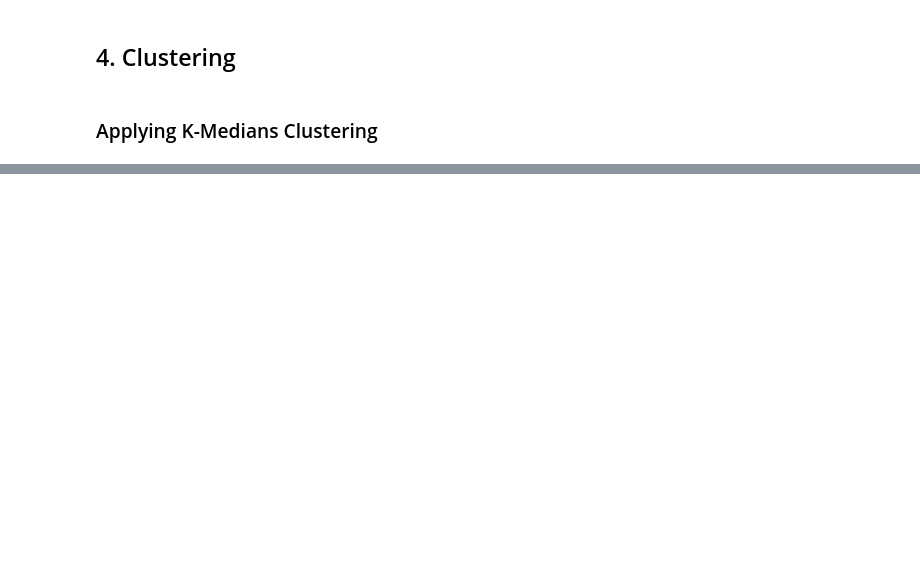
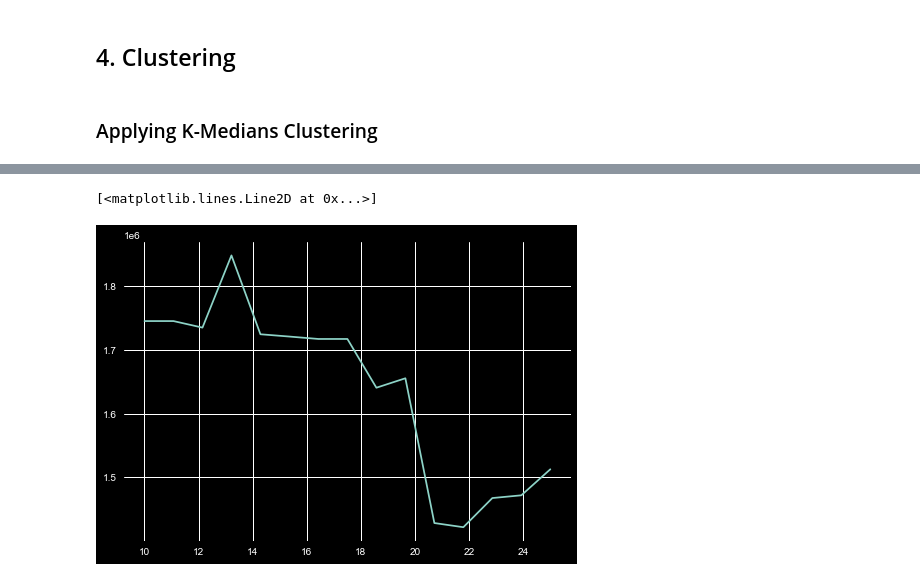
Before and after one commit to PritishWadhwa/ML-Assignments, a Jupyter notebook: Assignment3/Q1.ipynb, the cells around one changed output, grey strips where cells are left out. Saved outputs shown, nothing was run; the diff lists cells and outputs as text; code cells hidden in the pictures; blank space fills up the shorter version.

Commit message:
Clustering done

```diff
--- a/Assignment3/Q1.ipynb
+++ b/Assignment3/Q1.ipynb
@@ -324,0 +384,2 @@ finalPopulationData.shape
+# %%
+finalData = pd.DataFrame(model.transform(temp), columns=pcaCols)
@@ -324,0 +396,5 @@ finalPopulationData.shape
+# %%
+ctr  = 0
+for i in finalPopulationData.columns:
+    print(ctr, i)
+    ctr += 1
@@ -331,0 +437,12 @@ from pyclustering.cluster import cluster_visualizer
+# %%
+losses = []
+for j in tqdm(range(10, 25)):
+    initCenter = []
+    for i in range(j):
+        initCenter.append(finalData.sample(n=1, random_state=i).iloc[0])
+    kmed = kmedians(data=finalData, number_clusters=j, initial_medians=initCenter)
+    kmed.process()
+    medians = kmedians.get_medians(kmed)
+    clusters = kmedians.get_clusters(kmed)
+    print(len(medians), len(clusters))
+    losses.append(kmedians.get_total_wce(kmed))
@@ -331,0 +463,5 @@ from pyclustering.cluster import cluster_visualizer
+# %%
+plt.plot(np.linspace(10, 25, len(losses)), losses)
+# %% [output]
+[<matplotlib.lines.Line2D at 0x...>]
+[figure, added]
```
Also changed, not shown: parts of 45 cells of this notebook.
